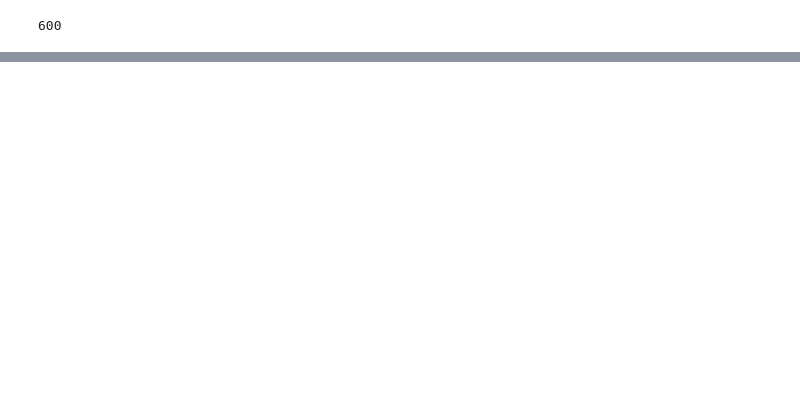
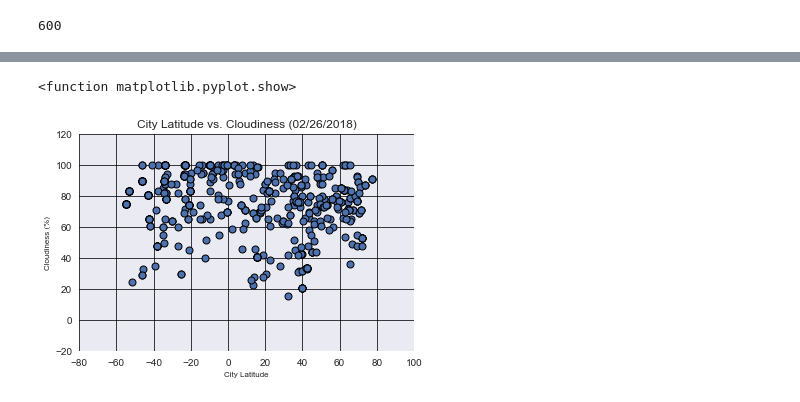
Before and after one commit to amxmongoose/WeatherPy, a Jupyter notebook: WeatherPy_homework/Instructions/WeatherPy.ipynb, the cells around one changed output, grey strips where cells are left out. Drawn from its saved outputs; the diff is of its cells as text; code cells hidden in the pictures; blank space fills up the shorter version.

```diff
--- a/WeatherPy_homework/Instructions/WeatherPy.ipynb
+++ b/WeatherPy_homework/Instructions/WeatherPy.ipynb
@@ -260,0 +221,24 @@ plt.show()
+# %%
+plt.scatter(x=weather_df["Latitude"],
+            y=weather_df["humidity"],
+            edgecolors = "black",
+            marker = "o",
+            linewidth = 1.0)
+
+plt.title("City Latitude vs. Cloudiness (02/26/2018)")
+plt.xlabel('City Latitude',fontsize=8)
+plt.ylabel('Cloudiness (%)',fontsize=8)
+
+plt.xlim(-80,100)
+plt.ylim(-20,120)
+plt.gir = True
+plt.grid(color='black',alpha=0.75)
+
+sea.set()
+
+plt.savefig("CloudsWorldCities1.png")
+
+plt.show
+# %% [output]
+<function matplotlib.pyplot.show>
+[figure, added]
```
Also changed, not shown: parts of 15 cells of this notebook, 4 other files.
